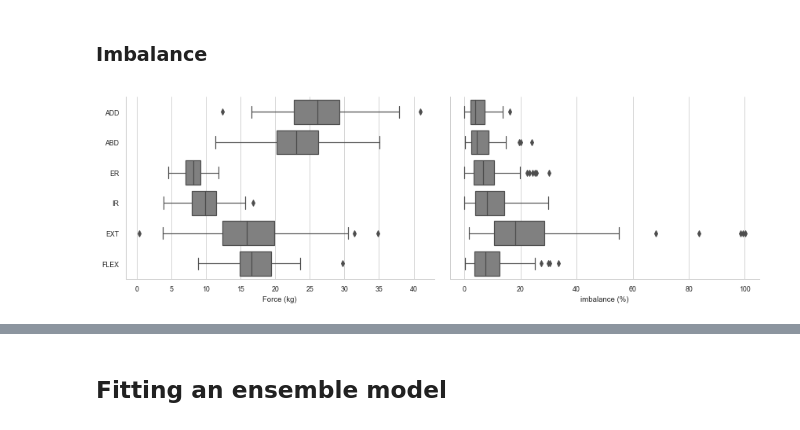
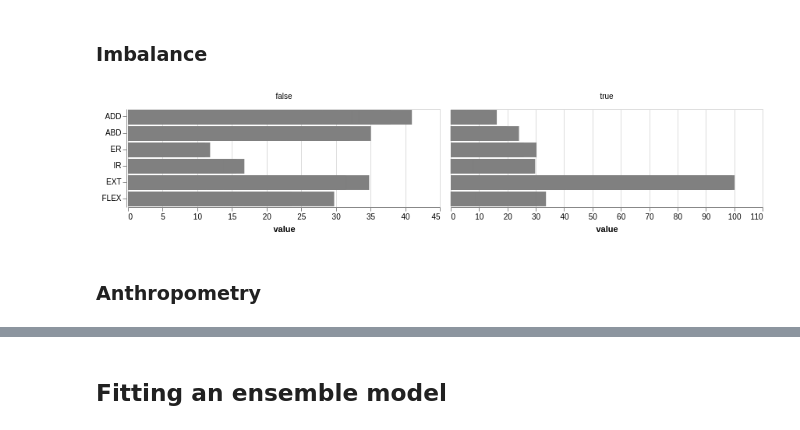
Before and after one commit to romainmartinez/synchro, a Jupyter notebook: synchro.ipynb, the cells around one changed output, grey strips where cells are left out. Drawn from its saved outputs; the diff is of its cells as text; code cells hidden in the pictures.

```diff
--- a/synchro.ipynb
+++ b/synchro.ipynb
@@ -191,21 +180,18 @@ for name, icol in X.iteritems():
-# %%
-fig, ax = plt.subplots(ncols=2, sharey=True, figsize=(12, 4))
-sns.boxplot(
-    data=X_augmented[[i for i in X_augmented if i[0] == "i"]],
-    orient="h",
-    color="grey",
-    ax=ax[1],
-)
-sns.boxplot(
-    data=X_augmented[[i for i in X_augmented if i[0] != "i"]],
-    orient="h",
-    color="grey",
-    ax=ax[0],
-)
-ax[0].set_xlabel("Force (kg)")
-ax[1].set_xlabel("imbalance (%)")
-plt.tight_layout()
-sns.despine()
-plt.savefig('./share/fig/X.png', dpi=300)
-# %% [output]
-[figure, removed]
+# %%
+test_cols = ["ADD", "ABD", "ER", "IR", "EXT", "FLEX"]
+
+alt.Chart().mark_bar(color="grey").encode(
+    alt.X("value"), alt.Y("variable", title=None, scale=alt.Scale(domain=test_cols))
+).facet(
+    data=X_augmented.melt().assign(
+        imb=lambda x: x["variable"].str[:3] == "imb",
+        variable=lambda x: x["variable"].str.replace("imb. ", ""),
+    ),
+    column=alt.Column("imb", title=None),
+).resolve_scale(
+    x="independent"
+)
+# %% [output]
+[figure, added]
+# %% [markdown]
+### Anthropometry
```
Also changed, not shown: parts of 56 cells of this notebook, 5 other files.
